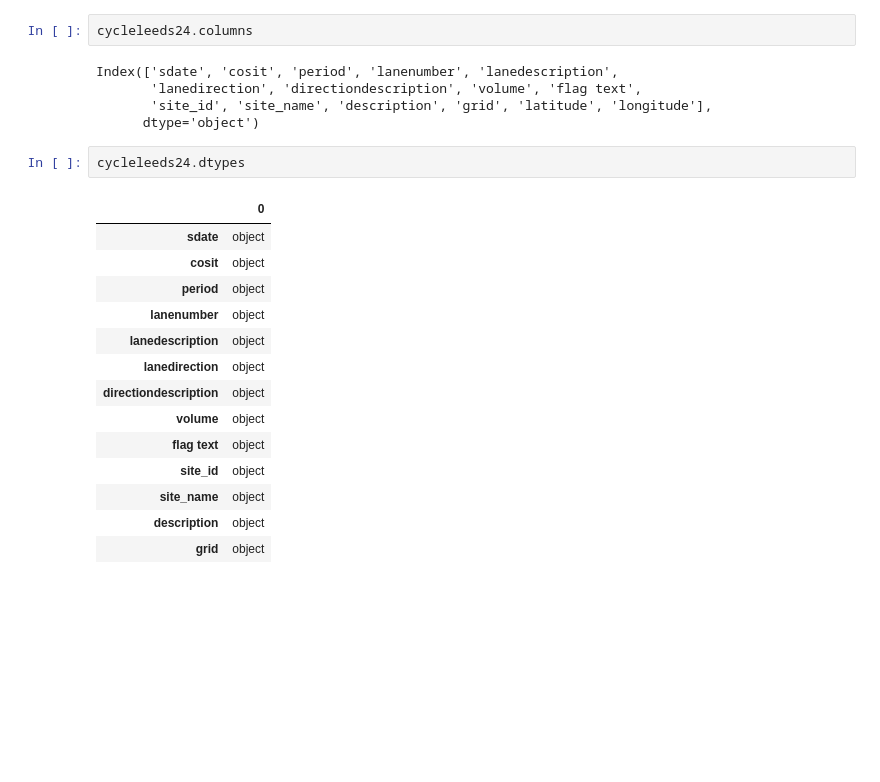
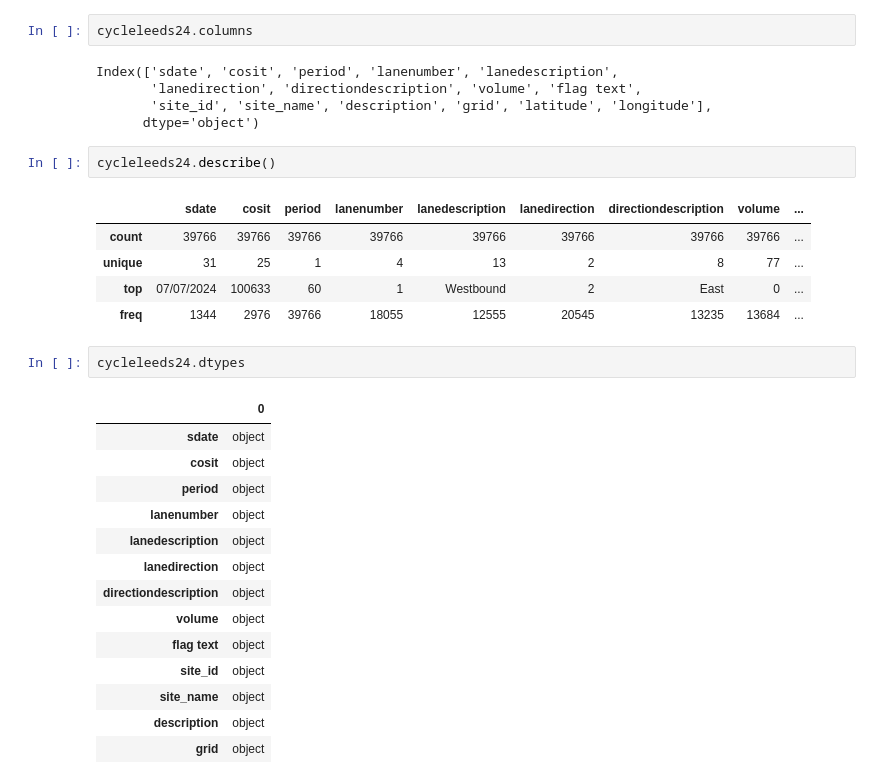
Before and after one commit to shannondill/GEOG5990M, a Jupyter notebook: SecondDraft_GEOG5990M_FinalProject.ipynb, the cells around one changed output. Drawn from its saved outputs; the diff is of its cells as text; blank space fills up the shorter version.

```diff
--- a/SecondDraft_GEOG5990M_FinalProject.ipynb
+++ b/SecondDraft_GEOG5990M_FinalProject.ipynb
@@ -242,6 +238,14 @@ Index(['sdate', 'cosit', 'period', 'lanenumber', 'lanedescription',
        'lanedirection', 'directiondescription', 'volume', 'flag text',
        'site_id', 'site_name', 'description', 'grid', 'latitude', 'longitude'],
       dtype='object')
+# %%
+cycleleeds24.describe()
+# %% [output]
+|  | sdate | cosit | period | lanenumber | lanedescription | lanedirection | directiondescription | volume | ... |
+| count | 39766 | 39766 | 39766 | 39766 | 39766 | 39766 | 39766 | 39766 | ... |
+| unique | 31 | 25 | 1 | 4 | 13 | 2 | 8 | 77 | ... |
+| top | 07/07/2024 | 100633 | 60 | 1 | Westbound | 2 | East | 0 | ... |
+| freq | 1344 | 2976 | 39766 | 18055 | 12555 | 20545 | 13235 | 13684 | ... |
 # %%
 cycleleeds24.dtypes
 # %% [output]
```
Also changed, not shown: parts of 5 cells of this notebook.
